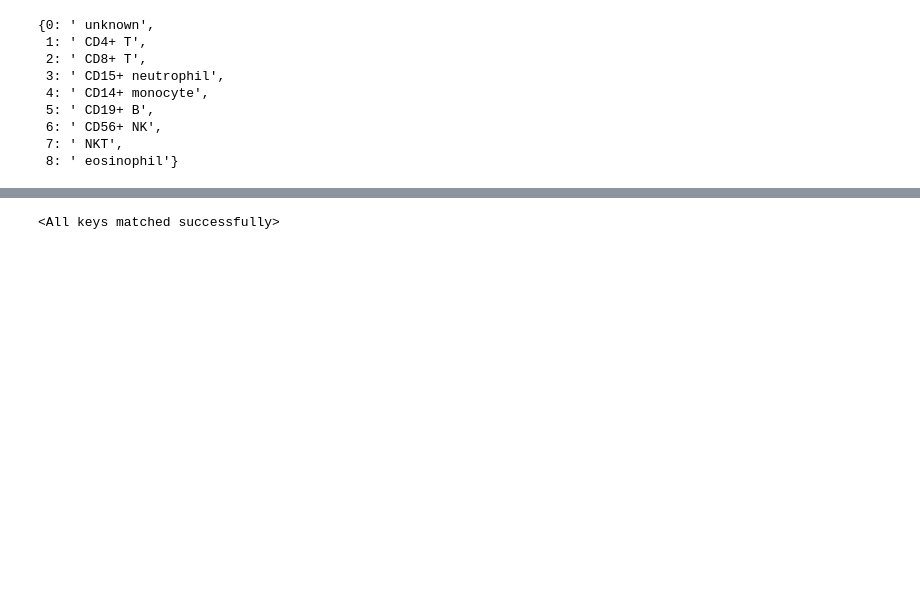
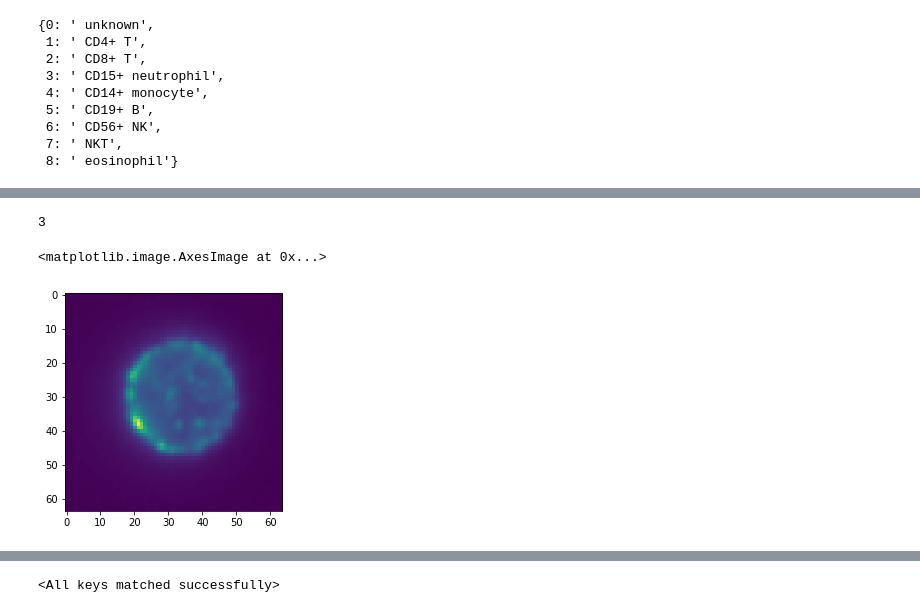
Before and after one commit to aliechoes/interpretable-multichannel-image-analysis, a Jupyter notebook: deep_learning.ipynb, the cells around one changed output, grey strips where cells are left out. Saved outputs shown, nothing was run; the diff lists cells and outputs as text; code cells hidden in the pictures; blank space fills up the shorter version.

```diff
--- a/deep_learning.ipynb
+++ b/deep_learning.ipynb
@@ -669,3 +653,16 @@ testloader = DataLoader( test_dataset,
+# %%
+test_dataset =  Dataset_Generator(h5_file , test_indx, reshape_size = 64, means=statistics_test["mean"].div_(len(testloader)), stds=statistics_test["std"].div_(len(testloader)) )
+testloader = DataLoader( test_dataset,
+                                batch_size= batch_size,
+                                shuffle=False,
+                                num_workers=1)
+# %%
+print(test_dataset[1]["label"].numpy()[0] )
+plt.imshow(test_dataset[1]["image"][1,:,:])
+# %% [output]
+3
+<matplotlib.image.AxesImage at 0x...>
+[figure, added]
 # %%
 correct = 0.
 total = 0.
```
Also changed, not shown: parts of 42 cells of this notebook, 3 other files.
